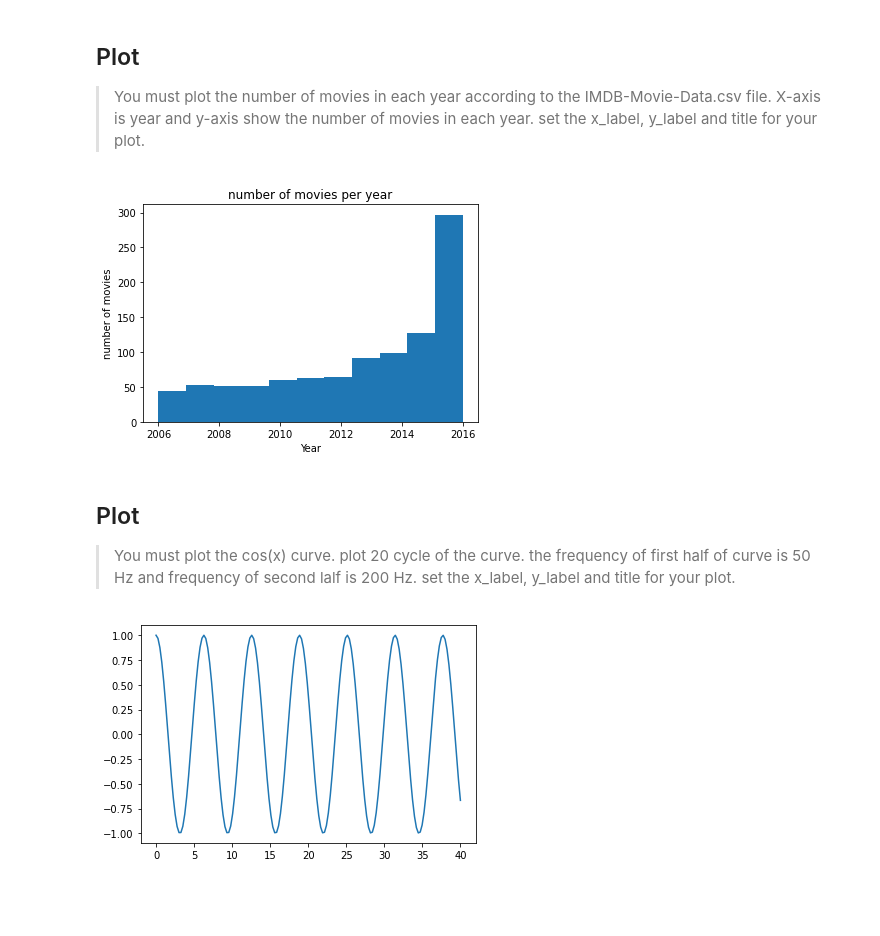
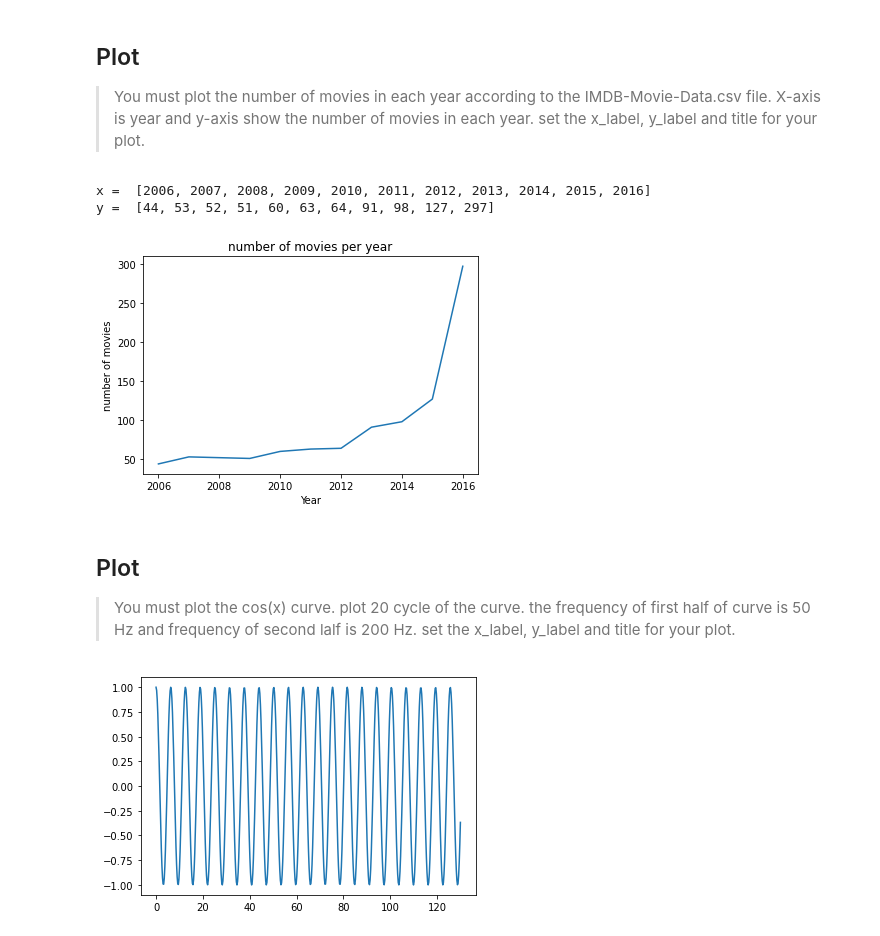
Before and after one commit to shahryar-karimi/python_start, a Jupyter notebook: IML_CWH1_Q2.ipynb, the cells around one changed output. Saved outputs shown, nothing was run; the diff lists cells and outputs as text; code cells hidden in the pictures; blank space fills up the shorter version.

```diff
--- a/IML_CWH1_Q2.ipynb
+++ b/IML_CWH1_Q2.ipynb
@@ -247,23 +247,31 @@ with open('Name_actors.txt',mode = 'w') as f:
 > set the x_label, y_label and title for your plot.
 # %%
 ### START CODE HERE ###
-x = df['Year']
+all_years = np.array(df['Year'])
+x = sorted(list(set(all_years)))
+y = list()
+for i in x:
+  y.append(np.count_nonzero(all_years == i))
+print("x = ", x)
+print("y = ", y)
 plt.xlabel('Year')
 plt.ylabel('number of movies')
 plt.title('number of movies per year')
-plt.hist(x, 11);
+plt.plot(x, y);
 ### END CODE HERE ###
 # %% [output]
+x =  [2006, 2007, 2008, 2009, 2010, 2011, 2012, 2013, 2014, 2015, 2016]
+y =  [44, 53, 52, 51, 60, 63, 64, 91, 98, 127, 297]
-[figure, old version]
+[figure, new version]
 # %% [markdown]
 ## Plot
 >You must plot the cos(x) curve. plot 20 cycle of the curve. the frequency of first half of curve is 50 Hz and frequency of second lalf is 200 Hz.
 > set the x_label, y_label and title for your plot.
 # %%
 ### START CODE HERE ###
-x = np.linspace(0, 40, 160)
+x = np.linspace(0, 130, 520)
 y = np.cos(x)
 plt.plot(x,y);
 ### END CODE HERE ###
 # %% [output]
-[figure, old version]
+[figure, new version]
```
